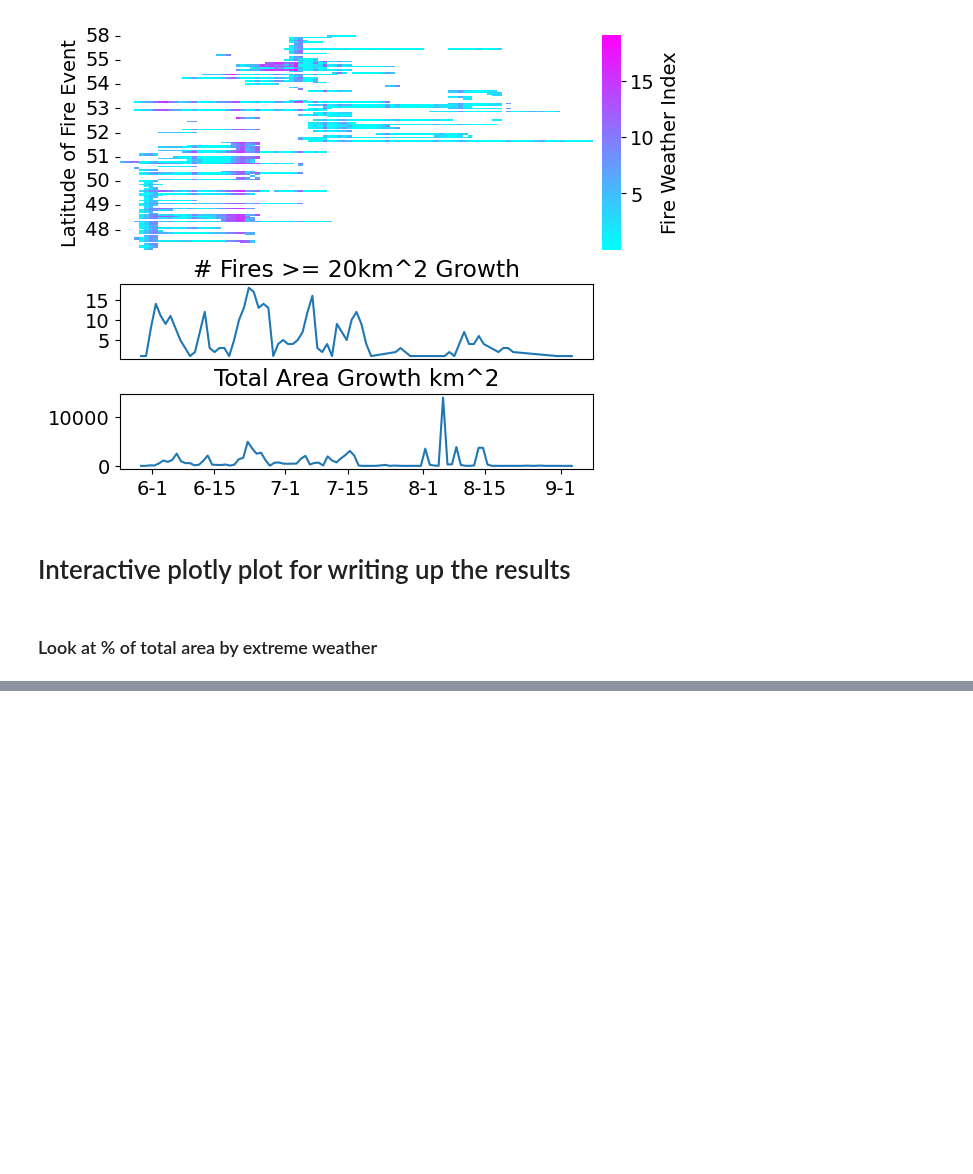
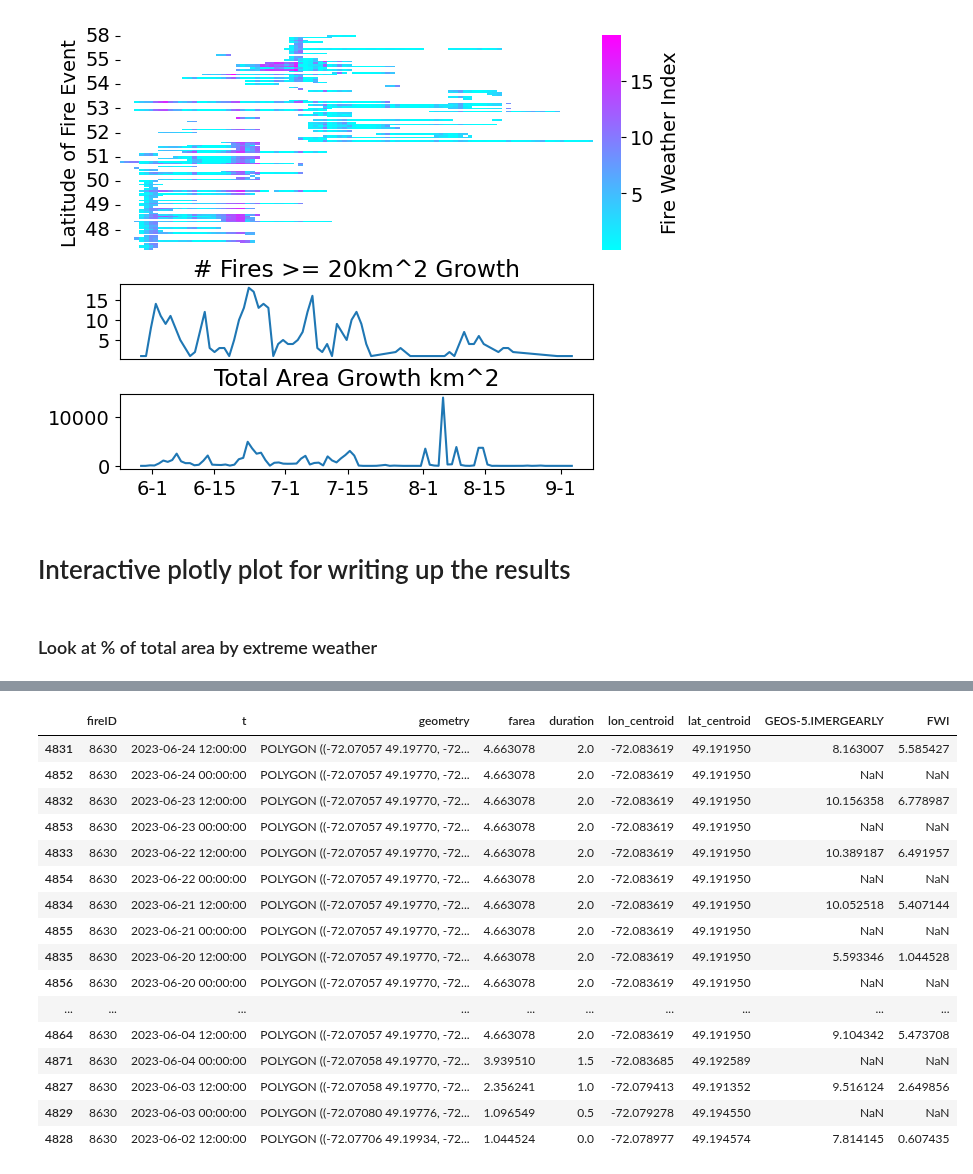
Before and after one commit to mccabete/fwiVis, a Jupyter notebook: Lightning_analysis/heatmap_timeseries.ipynb, the cells around one changed output, grey strips where cells are left out. Saved outputs shown, nothing was run; the diff lists cells and outputs as text; code cells hidden in the pictures; blank space fills up the shorter version.

Commit message:
Found but have not fully fixed bug in fire area calculations

```diff
--- a/Lightning_analysis/heatmap_timeseries.ipynb
+++ b/Lightning_analysis/heatmap_timeseries.ipynb
@@ -1063,0 +1000,5 @@ Per fire, on average 0.6006480469288024of the area came from when FWI was >= tha
+# %%
+path = "/projects/old_shared/fire_weather_vis/Lightning_analysis/fwi_timeline_merge/Quebec_all_fires_merged_together_06172024.csv" # Fires with "fixed' lf bug.
+fires = fv.prep_fire_files(path)
+
+fires = fires.to_crs(4326)
@@ -1063,0 +1124,24 @@ Per fire, on average 0.6006480469288024of the area came from when FWI was >= tha
+# %%
+# fires.loc[fires.fireID == "12467", ['fireID', 't', 'geometry',  'farea', 'duration',
+#        'lon_centroid', 'lat_centroid', 'GEOS-5.IMERGEARLY', 'FWI']].sort_values(by = "t") ## Why missing this one?
+
+fires.loc[fires.fireID == "8630", ['fireID', 't', 'geometry',  'farea', 'duration',
+       'lon_centroid', 'lat_centroid', 'GEOS-5.IMERGEARLY', 'FWI']].sort_values(by = "t", ascending= False) ## Why NANS this one? ### Less than farea. Rounding???????
+# %% [output]
+|  | fireID | t | geometry | farea | duration | lon_centroid | lat_centroid | GEOS-5.IMERGEARLY | FWI |
+| 4831 | 8630 | 2023-06-24 12:00:00 | POLYGON ((-72.07057 49.19770, -72... | 4.663078 | 2.0 | -72.083619 | 49.191950 | 8.163007 | 5.585427 |
+| 4852 | 8630 | 2023-06-24 00:00:00 | POLYGON ((-72.07057 49.19770, -72... | 4.663078 | 2.0 | -72.083619 | 49.191950 | NaN | NaN |
+| 4832 | 8630 | 2023-06-23 12:00:00 | POLYGON ((-72.07057 49.19770, -72... | 4.663078 | 2.0 | -72.083619 | 49.191950 | 10.156358 | 6.778987 |
+| 4853 | 8630 | 2023-06-23 00:00:00 | POLYGON ((-72.07057 49.19770, -72... | 4.663078 | 2.0 | -72.083619 | 49.191950 | NaN | NaN |
+| 4833 | 8630 | 2023-06-22 12:00:00 | POLYGON ((-72.07057 49.19770, -72... | 4.663078 | 2.0 | -72.083619 | 49.191950 | 10.389187 | 6.491957 |
+| 4854 | 8630 | 2023-06-22 00:00:00 | POLYGON ((-72.07057 49.19770, -72... | 4.663078 | 2.0 | -72.083619 | 49.191950 | NaN | NaN |
+| 4834 | 8630 | 2023-06-21 12:00:00 | POLYGON ((-72.07057 49.19770, -72... | 4.663078 | 2.0 | -72.083619 | 49.191950 | 10.052518 | 5.407144 |
+| 4855 | 8630 | 2023-06-21 00:00:00 | POLYGON ((-72.07057 49.19770, -72... | 4.663078 | 2.0 | -72.083619 | 49.191950 | NaN | NaN |
+| 4835 | 8630 | 2023-06-20 12:00:00 | POLYGON ((-72.07057 49.19770, -72... | 4.663078 | 2.0 | -72.083619 | 49.191950 | 5.593346 | 1.044528 |
+| 4856 | 8630 | 2023-06-20 00:00:00 | POLYGON ((-72.07057 49.19770, -72... | 4.663078 | 2.0 | -72.083619 | 49.191950 | NaN | NaN |
+| ... | ... | ... | ... | ... | ... | ... | ... | ... | ... |
+| 4864 | 8630 | 2023-06-04 12:00:00 | POLYGON ((-72.07057 49.19770, -72... | 4.663078 | 2.0 | -72.083619 | 49.191950 | 9.104342 | 5.473708 |
+| 4871 | 8630 | 2023-06-04 00:00:00 | POLYGON ((-72.07058 49.19770, -72... | 3.939510 | 1.5 | -72.083685 | 49.192589 | NaN | NaN |
+| 4827 | 8630 | 2023-06-03 12:00:00 | POLYGON ((-72.07058 49.19770, -72... | 2.356241 | 1.0 | -72.079413 | 49.191352 | 9.516124 | 2.649856 |
+| 4829 | 8630 | 2023-06-03 00:00:00 | POLYGON ((-72.07080 49.19776, -72... | 1.096549 | 0.5 | -72.079278 | 49.194550 | NaN | NaN |
+| 4828 | 8630 | 2023-06-02 12:00:00 | POLYGON ((-72.07706 49.19934, -72... | 1.044524 | 0.0 | -72.078977 | 49.194574 | 7.814145 | 0.607435 |
```
Also changed, not shown: parts of 15 cells of this notebook.
